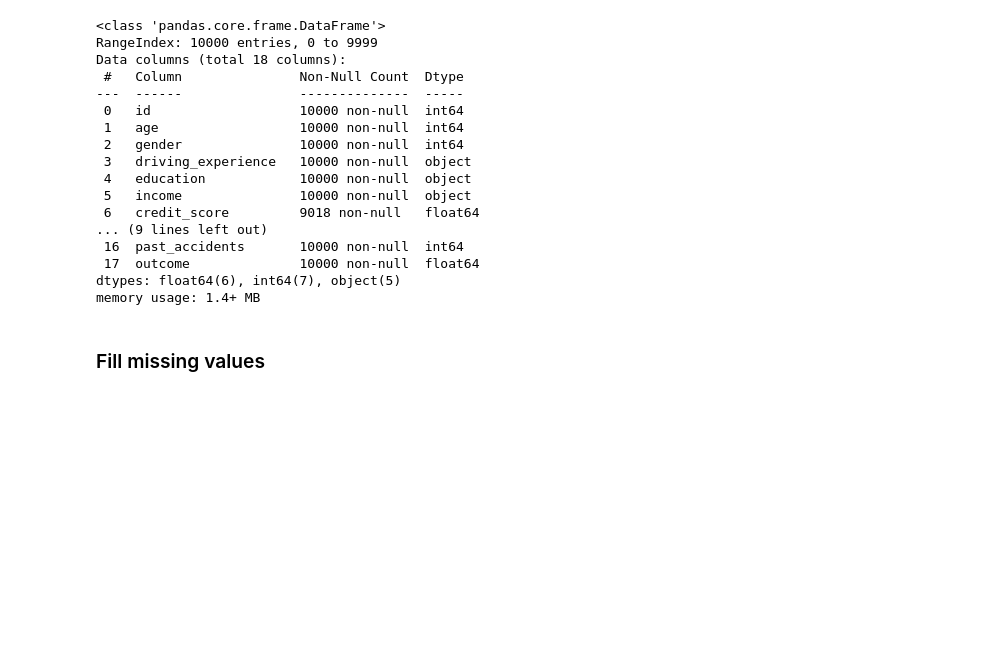
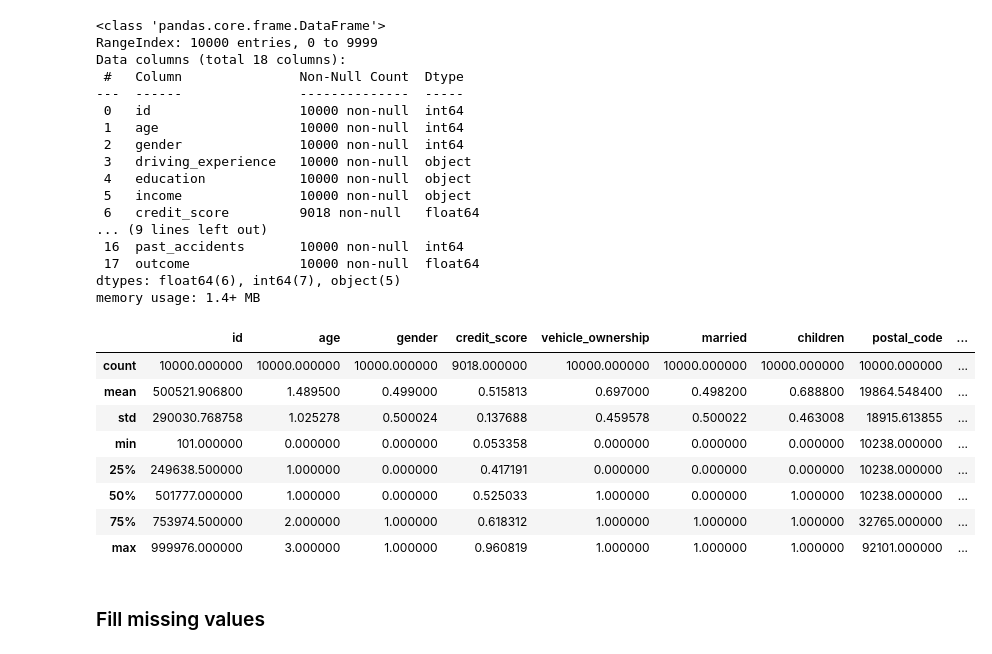
Before and after one commit to chawthinn/datacamp_associate_data_scientist_python, a Jupyter notebook: Modeling_Car_Insurance_Claim_Outcomes/notebook.ipynb, the cells around one changed output. Saved outputs shown, nothing was run; the diff lists cells and outputs as text; code cells hidden in the pictures; blank space fills up the shorter version.

```diff
--- a/Modeling_Car_Insurance_Claim_Outcomes/notebook.ipynb
+++ b/Modeling_Car_Insurance_Claim_Outcomes/notebook.ipynb
@@ -74,6 +74,18 @@ Data columns (total 18 columns):
  17  outcome              10000 non-null  float64
 dtypes: float64(6), int64(7), object(5)
 memory usage: 1.4+ MB
+# %%
+df.describe()
+# %% [output]
+|  | id | age | gender | credit_score | vehicle_ownership | married | children | postal_code | ... |
+| count | 10000.000000 | 10000.000000 | 10000.000000 | 9018.000000 | 10000.000000 | 10000.000000 | 10000.000000 | 10000.000000 | ... |
+| mean | 500521.906800 | 1.489500 | 0.499000 | 0.515813 | 0.697000 | 0.498200 | 0.688800 | 19864.548400 | ... |
+| std | 290030.768758 | 1.025278 | 0.500024 | 0.137688 | 0.459578 | 0.500022 | 0.463008 | 18915.613855 | ... |
+| min | 101.000000 | 0.000000 | 0.000000 | 0.053358 | 0.000000 | 0.000000 | 0.000000 | 10238.000000 | ... |
+| 25% | 249638.500000 | 1.000000 | 0.000000 | 0.417191 | 0.000000 | 0.000000 | 0.000000 | 10238.000000 | ... |
+| 50% | 501777.000000 | 1.000000 | 0.000000 | 0.525033 | 1.000000 | 0.000000 | 1.000000 | 10238.000000 | ... |
+| 75% | 753974.500000 | 2.000000 | 1.000000 | 0.618312 | 1.000000 | 1.000000 | 1.000000 | 32765.000000 | ... |
+| max | 999976.000000 | 3.000000 | 1.000000 | 0.960819 | 1.000000 | 1.000000 | 1.000000 | 92101.000000 | ... |
 # %% [markdown]
 ### Fill missing values
 # %%
```
Also changed, not shown: parts of 9 cells of this notebook, 3 other files.
